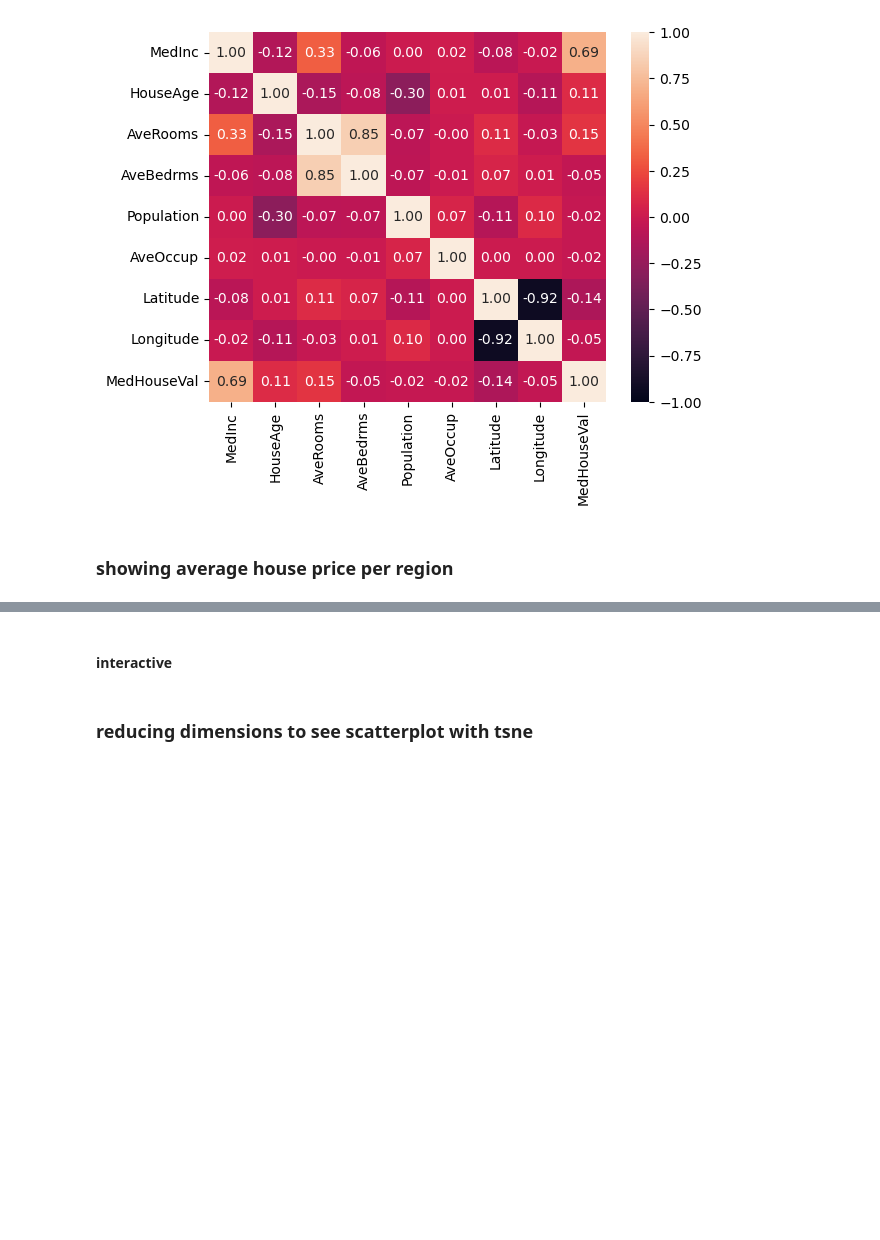
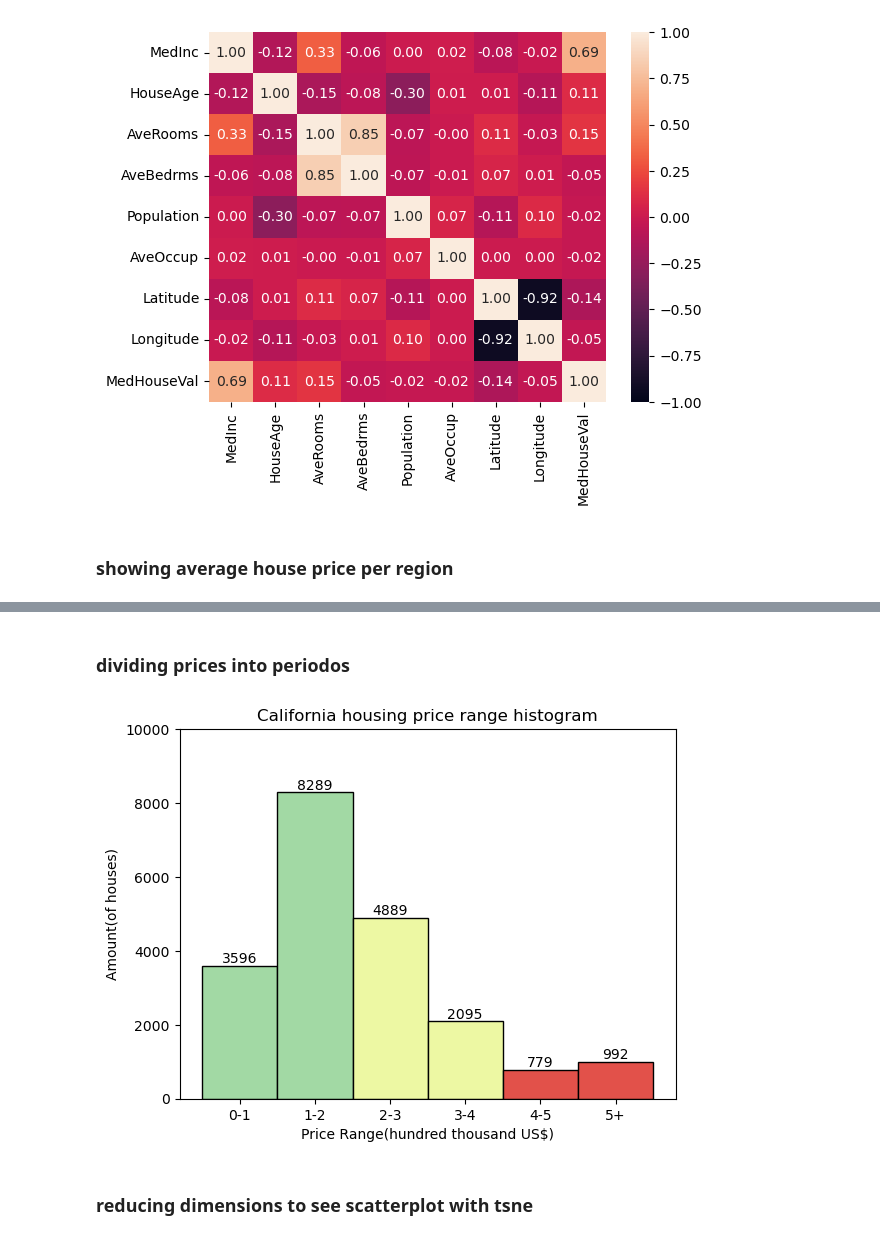
Before and after one commit to leofrio/california-house-pricing-model-comparrison-leo, a Jupyter notebook: californiapricing.ipynb, the cells around one changed output, grey strips where cells are left out. Drawn from its saved outputs; the diff is of its cells as text; code cells hidden in the pictures; blank space fills up the shorter version.

```diff
--- a/californiapricing.ipynb
+++ b/californiapricing.ipynb
@@ -181,5 +181,39 @@ plt.show()
-# %% [markdown]
-#### interactive
+# %% [markdown]
+### dividing prices into periodos
+# %%
+df_periodo=df.copy()
+conditions = [
+    (df_periodo['MedHouseVal'] >= 0.0) & (df_periodo['MedHouseVal'] < 1.0),
+    (df_periodo['MedHouseVal'] >= 1.0) & (df_periodo['MedHouseVal'] < 2.0),
+    (df_periodo['MedHouseVal'] >= 2.0) & (df_periodo['MedHouseVal'] < 3.0),
+    (df_periodo['MedHouseVal'] >= 3.0) & (df_periodo['MedHouseVal'] < 4.0),
+    (df_periodo['MedHouseVal'] >= 4.0) & (df_periodo['MedHouseVal'] < 5.0),
+    (df_periodo['MedHouseVal'] >= 5.0)
+]
+choices = ['0-1', '1-2', '2-3', '3-4','4-5','5+']
+df_periodo['price_range']=np.select(conditions, choices, default='Error')
+df_periodo['price_range']=pd.Categorical(df_periodo['price_range'], categories=['0-1', '1-2', '2-3', '3-4','4-5','5+'], ordered=True)
+cm=sns.color_palette('Spectral')
+hist=sns.histplot(data=df_periodo,bins=6,x='price_range')
+hist.set_xlabel('Price Range(hundred thousand US$)')
+hist.set_ylabel('Amount(of houses)')
+plt.title('California housing price range histogram')
+bin_order=['0-1', '1-2', '2-3', '3-4','4-5','5+']
+hist.set_ylim(0,10000)
+patches=hist.patches
+for k in range(0,2):
+    patches[k].set_facecolor(cm[4])
+for k in range(2,4):
+    patches[k].set_facecolor(cm[3])
+for k in range(4,len(patches)):
+    patches[k].set_facecolor(cm[0])
+for p in hist.patches:
+    height = p.get_height()
+    if height > 0:
+        hist.text(p.get_x() + p.get_width() / 2., height, f'{int(height)}', ha='center', va='bottom')
+plt.show()
+# %% [output]
+[figure, added]
 # %% [markdown]
 ### reducing dimensions to see scatterplot with tsne
 # %%
```
Also changed, not shown: parts of 28 cells of this notebook, 6 other files.
